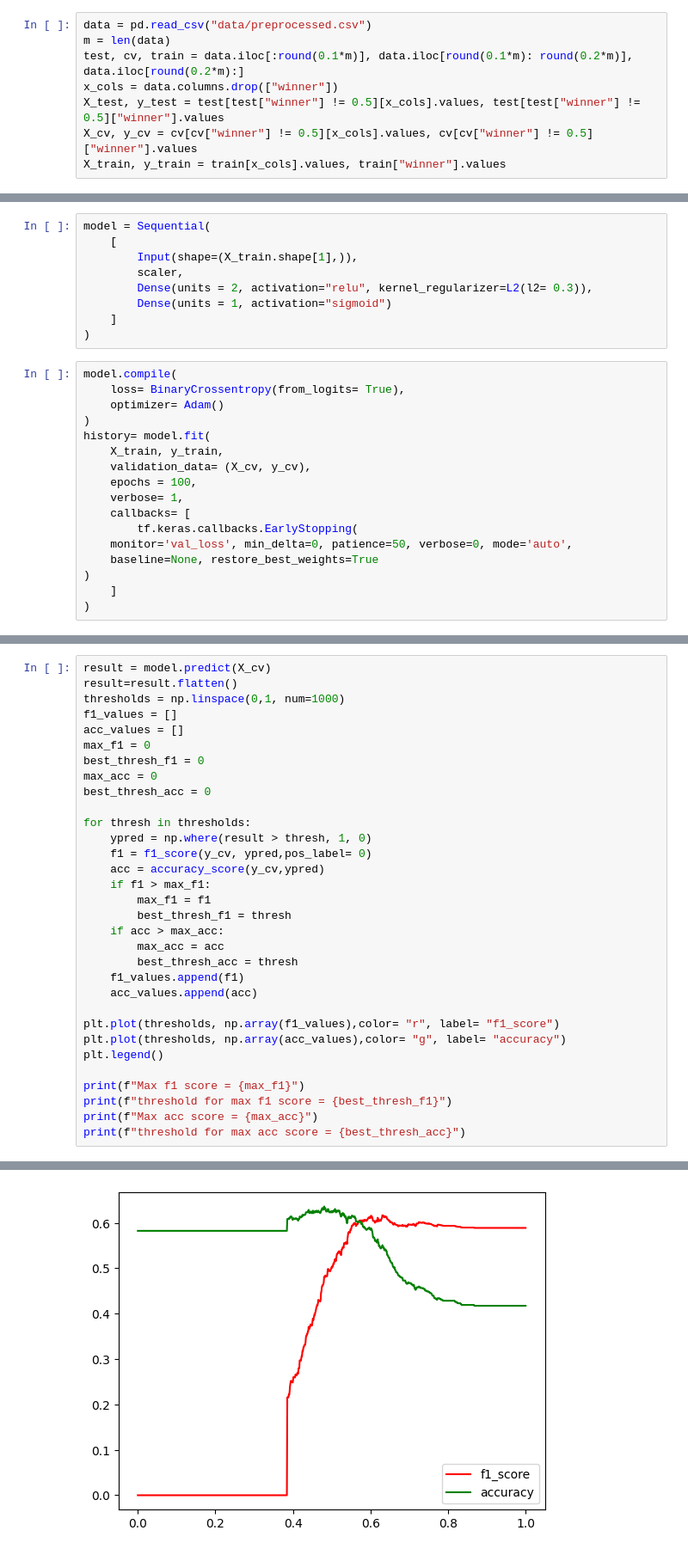
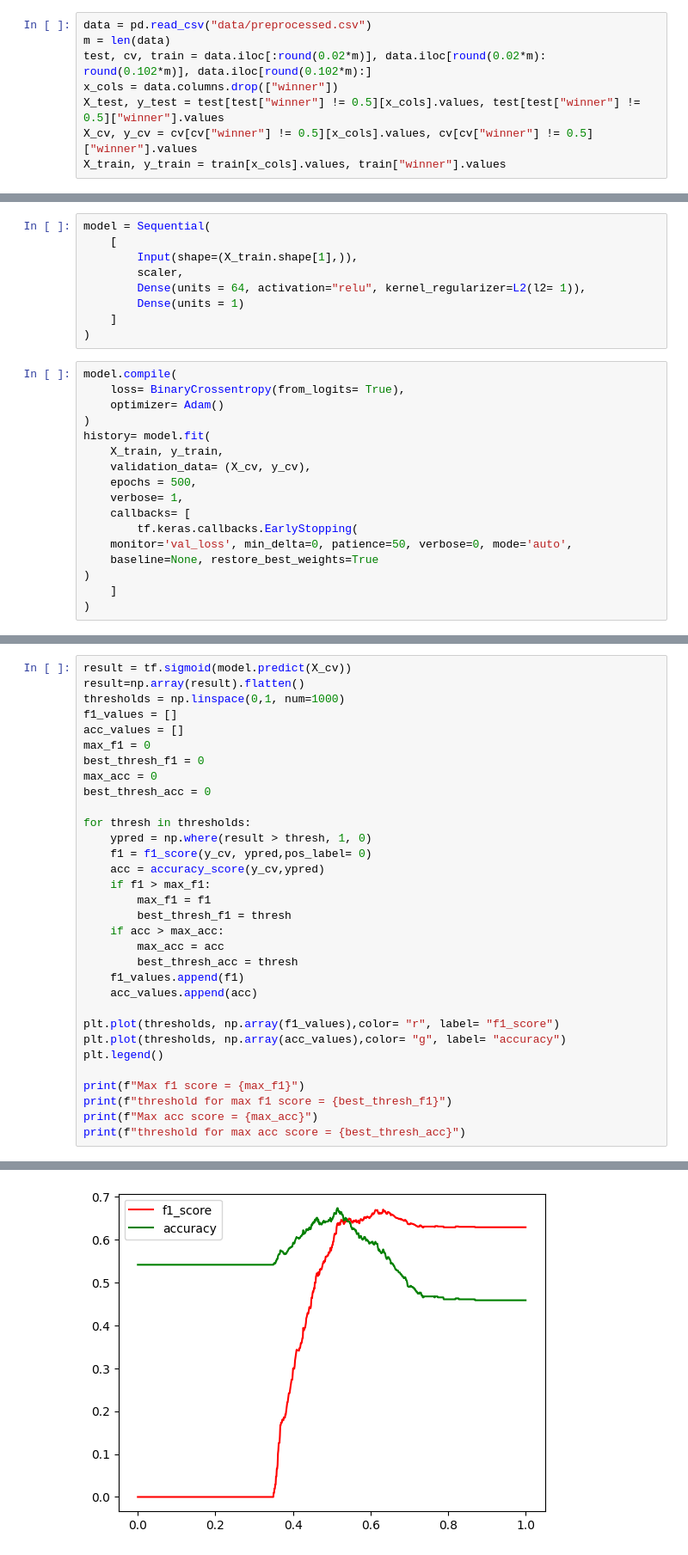
Before and after one commit to Luka582/ufc-prediction, a Jupyter notebook: ufc_pred/train_nn.ipynb, the cells around one changed output, grey strips where cells are left out. Shown: that part at 86% size. Drawn from its saved outputs; the diff is of its cells as text.

```diff
--- a/ufc_pred/train_nn.ipynb
+++ b/ufc_pred/train_nn.ipynb
@@ -26,7 +12,7 @@ To enable the following instructions: AVX2 AVX512F AVX512_VNNI FMA, in other ope
 # %%
 data = pd.read_csv("data/preprocessed.csv")
 m = len(data)
-test, cv, train = data.iloc[:round(0.1*m)], data.iloc[round(0.1*m): round(0.2*m)], data.iloc[round(0.2*m):]
+test, cv, train = data.iloc[:round(0.02*m)], data.iloc[round(0.02*m): round(0.102*m)], data.iloc[round(0.102*m):]
 x_cols = data.columns.drop(["winner"])
 X_test, y_test = test[test["winner"] != 0.5][x_cols].values, test[test["winner"] != 0.5]["winner"].values
 X_cv, y_cv = cv[cv["winner"] != 0.5][x_cols].values, cv[cv["winner"] != 0.5]["winner"].values
@@ -41,8 +27,8 @@ model = Sequential(
     [
         Input(shape=(X_train.shape[1],)),
         scaler,
-        Dense(units = 2, activation="relu", kernel_regularizer=L2(l2= 0.3)),
-        Dense(units = 1, activation="sigmoid")
+        Dense(units = 64, activation="relu", kernel_regularizer=L2(l2= 1)),
+        Dense(units = 1)
     ]
 )
 # %%
@@ -53,7 +39,7 @@ model.compile(
 history= model.fit(
     X_train, y_train,
     validation_data= (X_cv, y_cv),
-    epochs = 100,
+    epochs = 500,
     verbose= 1,
     callbacks= [
         tf.keras.callbacks.EarlyStopping(
@@ -105,6 +90,6 @@ plt.show()
 # %%
-result = model.predict(X_cv)
-result=result.flatten()
+result = tf.sigmoid(model.predict(X_cv))
+result=np.array(result).flatten()
 thresholds = np.linspace(0,1, num=1000)
 f1_values = []
 acc_values = []
@@ -143,2 +128,2 @@ threshold for max acc score = 0.4804804804804805
-[figure, old version]
+[figure, new version]
 # %%
```
Also changed, not shown: parts of 8 cells of this notebook, 5 other files.
